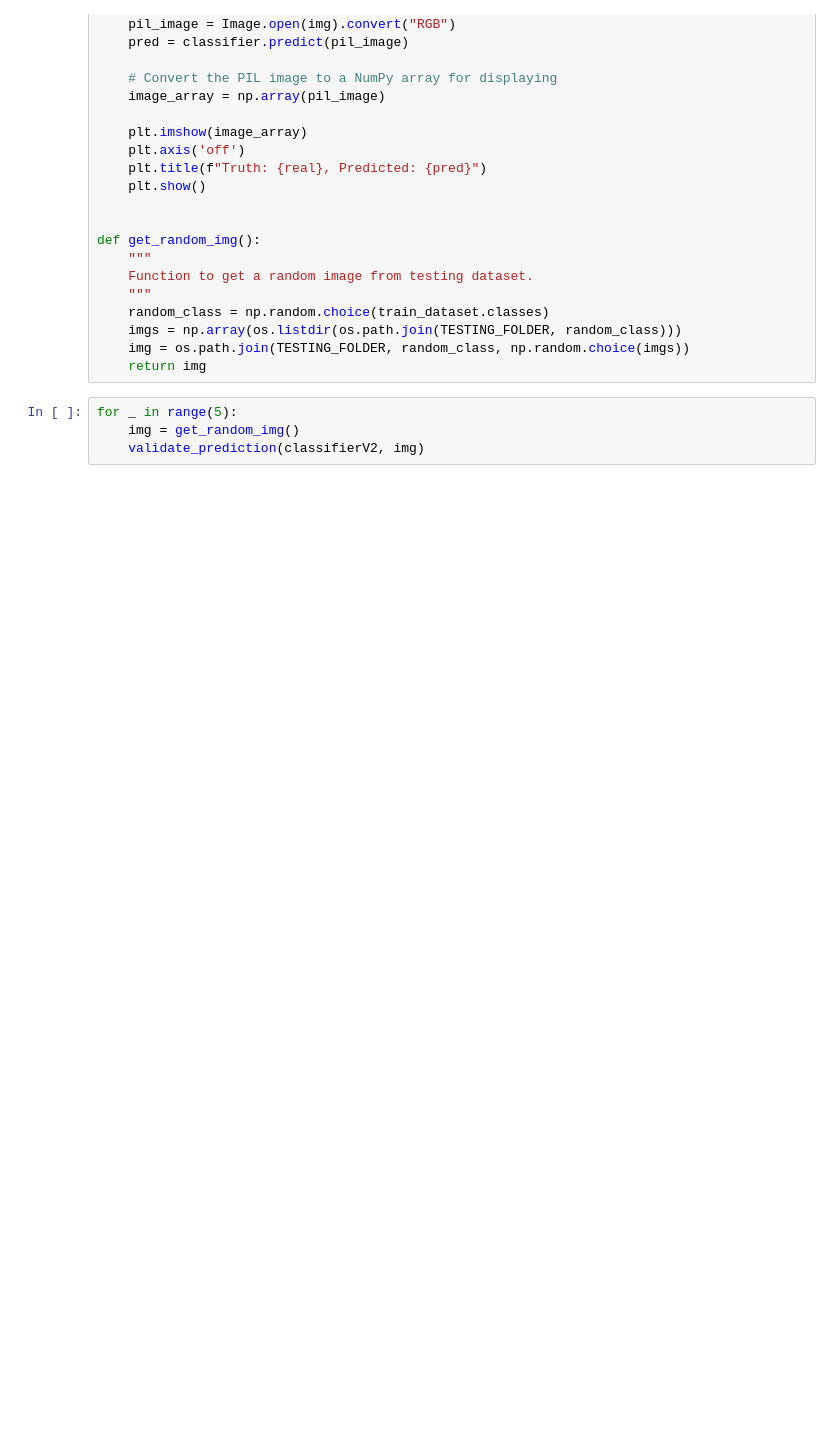
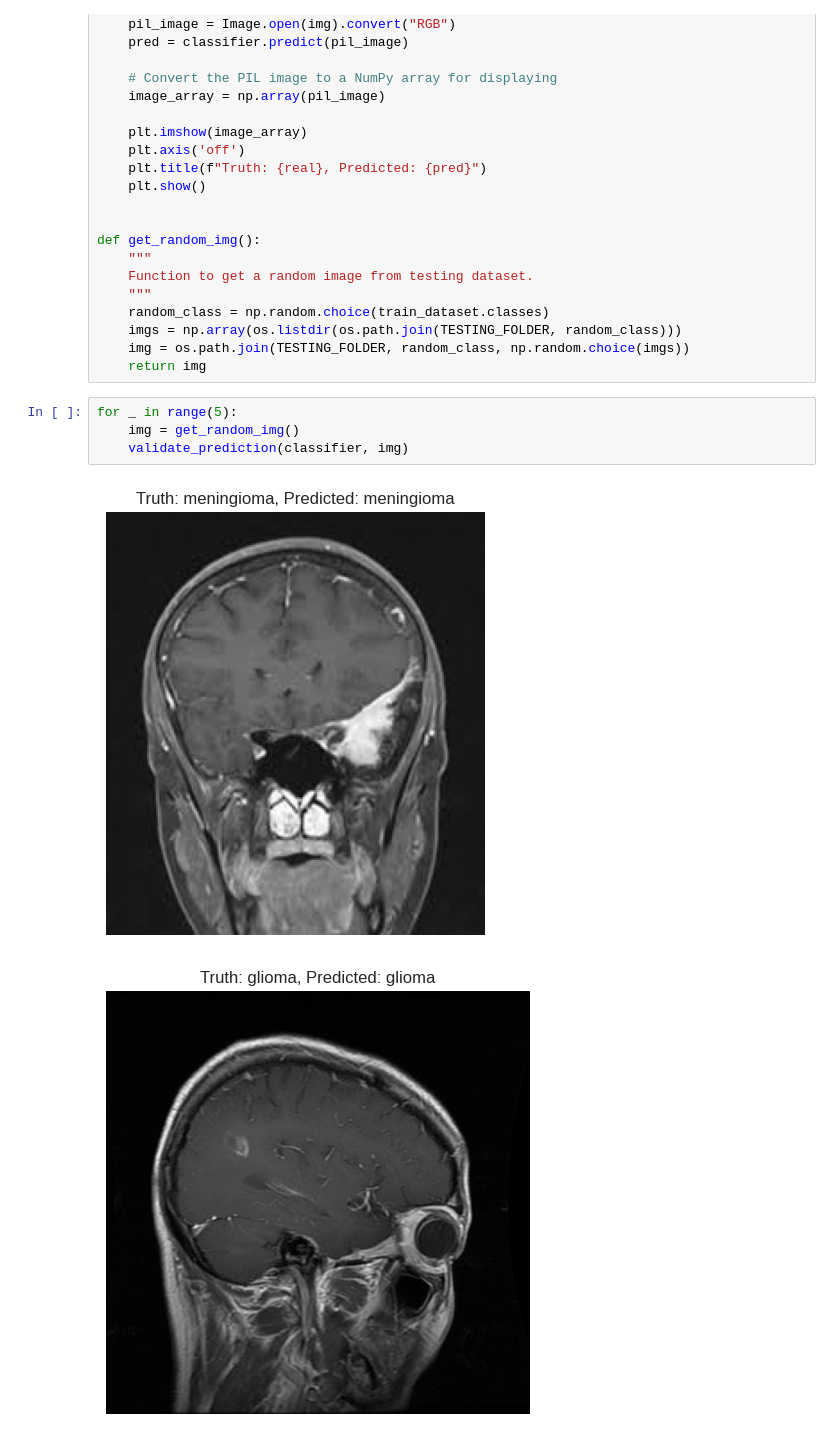
Before and after one commit to vishnuvardhanvaka/Brain-Cancer-Detection-Classification, a Jupyter notebook: Brain_Tumor_Detection.ipynb, the cells around one changed output. Drawn from its saved outputs; the diff is of its cells as text; blank space fills up the shorter version.

```diff
--- a/Brain_Tumor_Detection.ipynb
+++ b/Brain_Tumor_Detection.ipynb
@@ -638,4 +729,7 @@ def get_random_img():
 # %%
 for _ in range(5):
     img = get_random_img()
-    validate_prediction(classifierV2, img)
+    validate_prediction(classifier, img)
+# %% [output]
+[figure, added]
+[figure, added]
```
Also changed, not shown: parts of 20 cells of this notebook.
